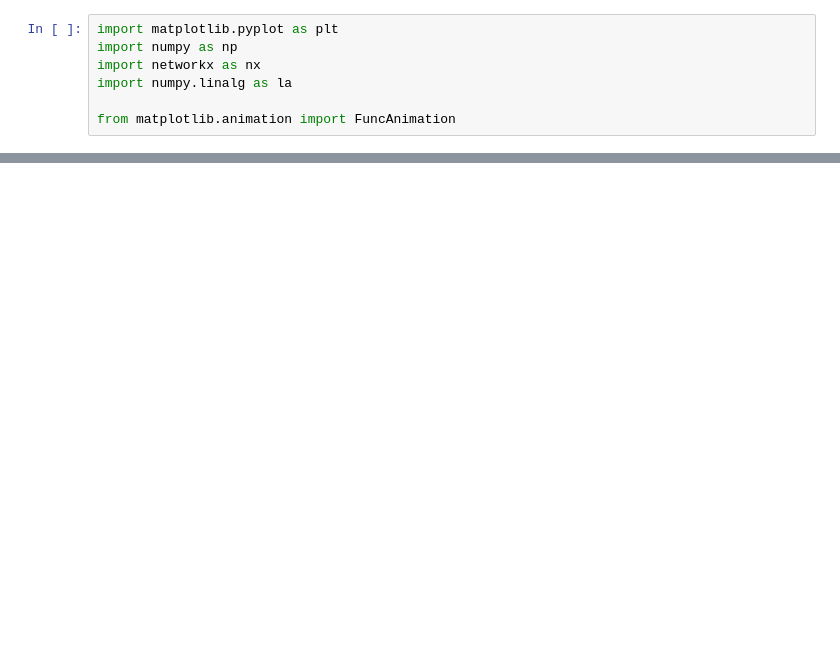
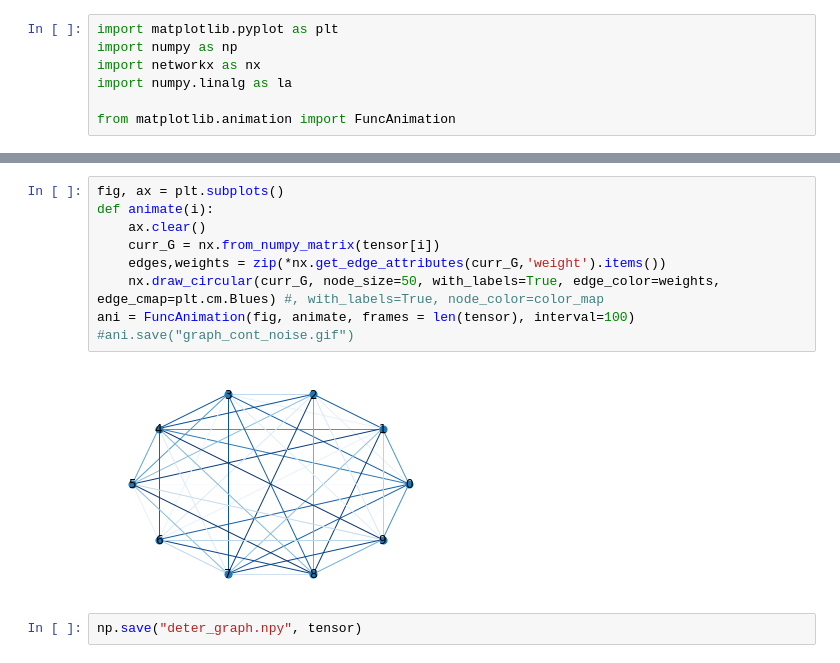
Before and after one commit to VintageDesign/multi_linear_research, a Jupyter notebook: jackson/Docs&Code/Network/deterministic_cont.ipynb, the cells around one changed output, grey strips where cells are left out. Cells and saved outputs as stored; diff of their text form; blank space fills up the shorter version.

```diff
--- a/jackson/Docs&Code/Network/deterministic_cont.ipynb
+++ b/jackson/Docs&Code/Network/deterministic_cont.ipynb
@@ -77,0 +83,13 @@ MovieWriter ffmpeg unavailable; trying to use <class 'matplotlib.animation.Pillo
+# %%
+fig, ax = plt.subplots()
+def animate(i):
+    ax.clear()
+    curr_G = nx.from_numpy_matrix(tensor[i])
+    edges,weights = zip(*nx.get_edge_attributes(curr_G,'weight').items())
+    nx.draw_circular(curr_G, node_size=50, with_labels=True, edge_color=weights, edge_cmap=plt.cm.Blues) #, with_labels=True, node_color=color_map
+ani = FuncAnimation(fig, animate, frames = len(tensor), interval=100)
+#ani.save("graph_cont_noise.gif")
+# %% [output]
+[figure, added]
+# %%
+np.save("deter_graph.npy", tensor)
```
Also changed, not shown: parts of 6 cells of this notebook, 6 other files.
